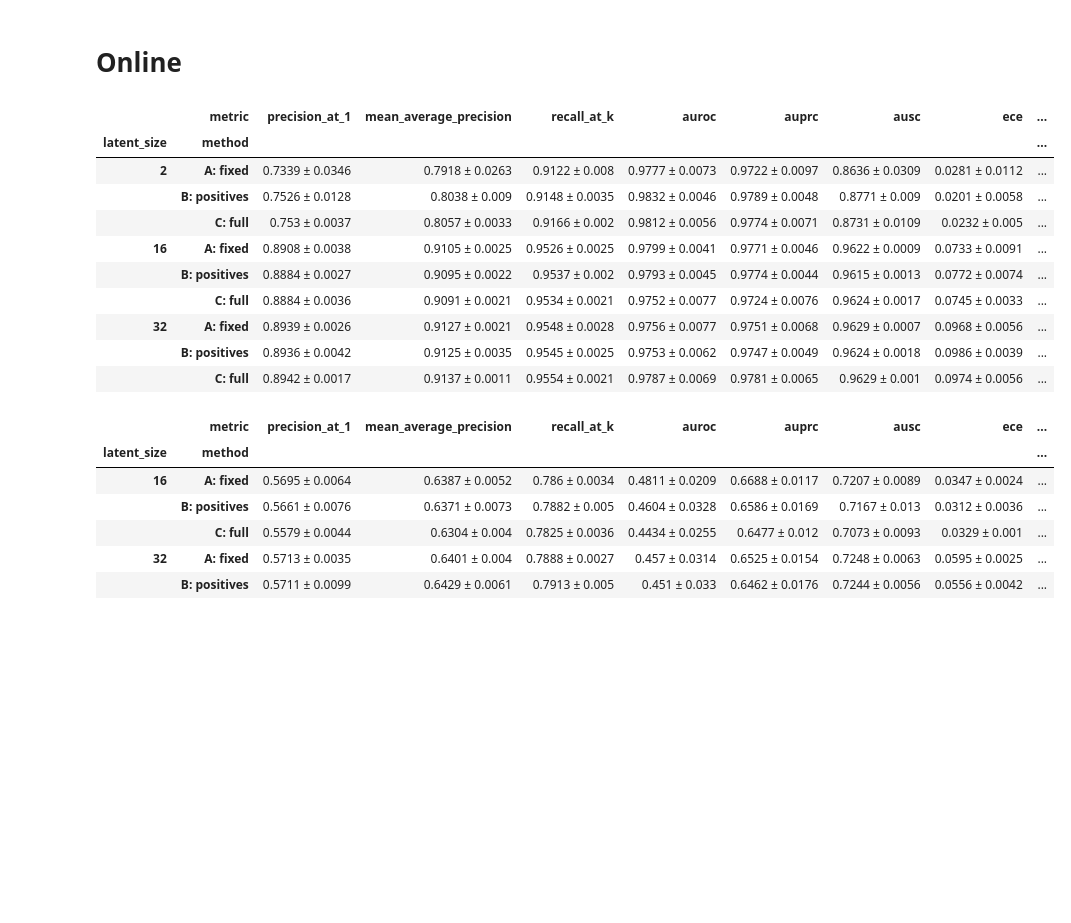
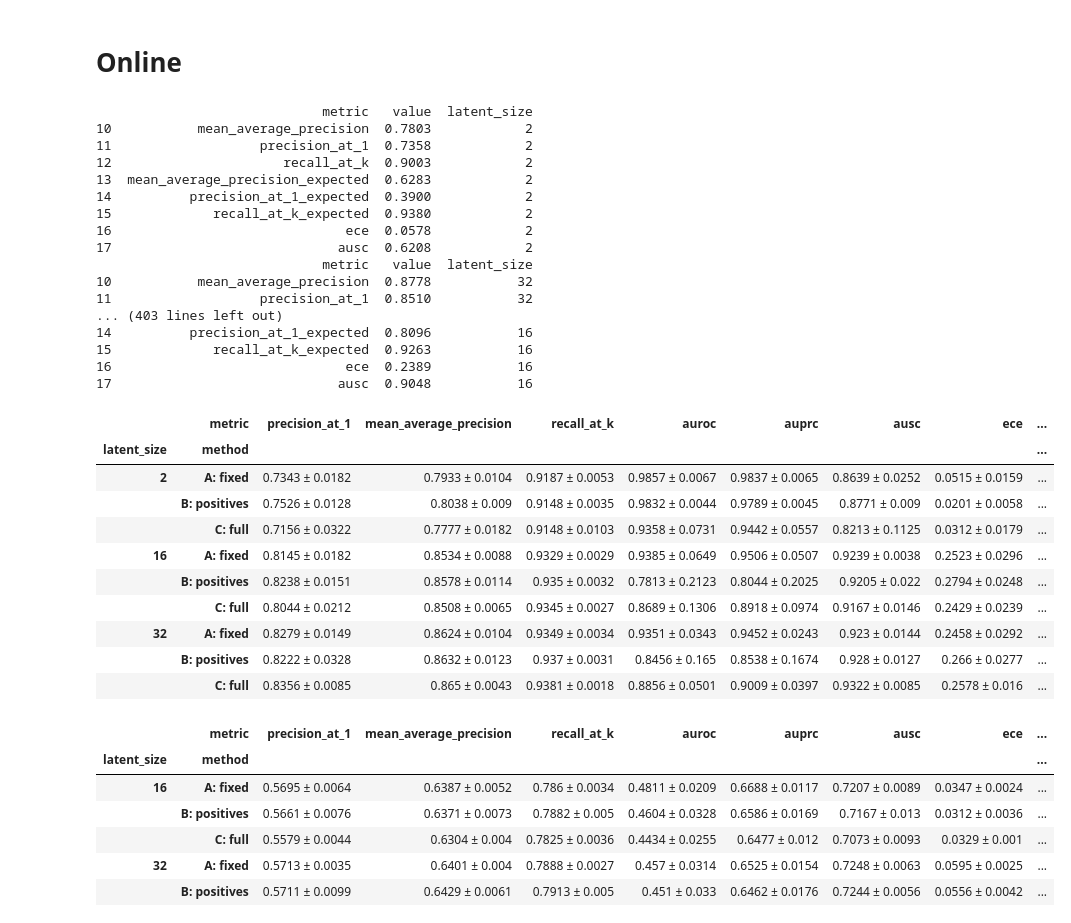
Before and after one commit to simonmoesorensen/bayesian-laplace-metric-learning, a Jupyter notebook: notebooks/process_laplace_results.ipynb, the cells around one changed output. Saved outputs shown, nothing was run; the diff lists cells and outputs as text; code cells hidden in the pictures; blank space fills up the shorter version.

```diff
--- a/notebooks/process_laplace_results.ipynb
+++ b/notebooks/process_laplace_results.ipynb
@@ -63,6 +63,7 @@ df[cols]
 # Online
 # %%
 from pathlib import Path
+import json
 
 dfs = []
 for folder in Path("../outputs/Online/figures/FashionMNIST").glob("*"):
@@ -70,42 +71,65 @@ for folder in Path("../outputs/Online/figures/FashionMNIST").glob("*"):
 
     df = pd.read_csv(folder / "metrics.csv",
                      header=None,
                      names=["metric", "value", "latent_size"],
                      dtype={"metric": str, "value": float, "latent_size": int})
+    if len(df) > 12:
+        df = df[-8:]
+    print(df)
+    ood_metrics = json.load(open(folder / "ood_metrics.json"))
+    ood_metrics = pd.DataFrame({"metric": ["auroc", "auprc"], "value": [ood_metrics["auroc"], ood_metrics["auprc"]]})
+    df = pd.concat([df, ood_metrics], axis=0)
     df["seed"] = int(seed)
     df["latent_size"] = int(latent_size)
     df["method"] = method
     dfs.append(df)
 df = pd.concat(dfs)
 df["method"] = df["method"].str.replace("fixed", "A: fixed")
 df["method"] = df["method"].str.replace("positives", "B: positives")
 df["method"] = df["method"].str.replace("full", "C: full")
 
 df = df\
     .sort_values(by=["latent_size", "metric"])\
     .groupby(["method", "latent_size", "metric"]).agg(["mean", "std"])\
 
 df.columns = df.columns.to_flat_index()
 
 df = df.assign(val=lambda x: x[("value", "mean")].round(4).apply(str) + " ± " + x[("value", "std")].round(4).apply(str))\
     .drop([("value", "mean"), ("value", "std")], axis=1)\
     .reset_index()\
     .pivot(index=["latent_size", "method"], columns="metric", values="val")
 
 cols = ["precision_at_1", "mean_average_precision", "recall_at_k", "auroc", "auprc", "ausc", "ece", "precision_at_1_expected", "mean_average_precision_expected", "recall_at_k_expected"]
 df[cols]
 # %% [output]
+                             metric   value  latent_size
+10           mean_average_precision  0.7803            2
+11                   precision_at_1  0.7358            2
+12                      recall_at_k  0.9003            2
+13  mean_average_precision_expected  0.6283            2
+14          precision_at_1_expected  0.3900            2
+15             recall_at_k_expected  0.9380            2
+16                              ece  0.0578            2
+17                             ausc  0.6208            2
+                             metric   value  latent_size
+10           mean_average_precision  0.8778           32
+11                   precision_at_1  0.8510           32
+... (403 lines left out)
+14          precision_at_1_expected  0.8096           16
+15             recall_at_k_expected  0.9263           16
+16                              ece  0.2389           16
+17                             ausc  0.9048           16
 |  | metric | precision_at_1 | mean_average_precision | recall_at_k | auroc | auprc | ausc | ece | ... |
 | latent_size | method |  |  |  |  |  |  |  | ... |
-| 2 | A: fixed | 0.7339 ± 0.0346 | 0.7918 ± 0.0263 | 0.9122 ± 0.008 | 0.9777 ± 0.0073 | 0.9722 ± 0.0097 | 0.8636 ± 0.0309 | 0.0281 ± 0.0112 | ... |
-|  | B: positives | 0.7526 ± 0.0128 | 0.8038 ± 0.009 | 0.9148 ± 0.0035 | 0.9832 ± 0.0046 | 0.9789 ± 0.0048 | 0.8771 ± 0.009 | 0.0201 ± 0.0058 | ... |
-|  | C: full | 0.753 ± 0.0037 | 0.8057 ± 0.0033 | 0.9166 ± 0.002 | 0.9812 ± 0.0056 | 0.9774 ± 0.0071 | 0.8731 ± 0.0109 | 0.0232 ± 0.005 | ... |
-| 16 | A: fixed | 0.8908 ± 0.0038 | 0.9105 ± 0.0025 | 0.9526 ± 0.0025 | 0.9799 ± 0.0041 | 0.9771 ± 0.0046 | 0.9622 ± 0.0009 | 0.0733 ± 0.0091 | ... |
-|  | B: positives | 0.8884 ± 0.0027 | 0.9095 ± 0.0022 | 0.9537 ± 0.002 | 0.9793 ± 0.0045 | 0.9774 ± 0.0044 | 0.9615 ± 0.0013 | 0.0772 ± 0.0074 | ... |
-|  | C: full | 0.8884 ± 0.0036 | 0.9091 ± 0.0021 | 0.9534 ± 0.0021 | 0.9752 ± 0.0077 | 0.9724 ± 0.0076 | 0.9624 ± 0.0017 | 0.0745 ± 0.0033 | ... |
-| 32 | A: fixed | 0.8939 ± 0.0026 | 0.9127 ± 0.0021 | 0.9548 ± 0.0028 | 0.9756 ± 0.0077 | 0.9751 ± 0.0068 | 0.9629 ± 0.0007 | 0.0968 ± 0.0056 | ... |
-|  | B: positives | 0.8936 ± 0.0042 | 0.9125 ± 0.0035 | 0.9545 ± 0.0025 | 0.9753 ± 0.0062 | 0.9747 ± 0.0049 | 0.9624 ± 0.0018 | 0.0986 ± 0.0039 | ... |
-|  | C: full | 0.8942 ± 0.0017 | 0.9137 ± 0.0011 | 0.9554 ± 0.0021 | 0.9787 ± 0.0069 | 0.9781 ± 0.0065 | 0.9629 ± 0.001 | 0.0974 ± 0.0056 | ... |
+| 2 | A: fixed | 0.7343 ± 0.0182 | 0.7933 ± 0.0104 | 0.9187 ± 0.0053 | 0.9857 ± 0.0067 | 0.9837 ± 0.0065 | 0.8639 ± 0.0252 | 0.0515 ± 0.0159 | ... |
+|  | B: positives | 0.7526 ± 0.0128 | 0.8038 ± 0.009 | 0.9148 ± 0.0035 | 0.9832 ± 0.0044 | 0.9789 ± 0.0045 | 0.8771 ± 0.009 | 0.0201 ± 0.0058 | ... |
+|  | C: full | 0.7156 ± 0.0322 | 0.7777 ± 0.0182 | 0.9148 ± 0.0103 | 0.9358 ± 0.0731 | 0.9442 ± 0.0557 | 0.8213 ± 0.1125 | 0.0312 ± 0.0179 | ... |
+| 16 | A: fixed | 0.8145 ± 0.0182 | 0.8534 ± 0.0088 | 0.9329 ± 0.0029 | 0.9385 ± 0.0649 | 0.9506 ± 0.0507 | 0.9239 ± 0.0038 | 0.2523 ± 0.0296 | ... |
+|  | B: positives | 0.8238 ± 0.0151 | 0.8578 ± 0.0114 | 0.935 ± 0.0032 | 0.7813 ± 0.2123 | 0.8044 ± 0.2025 | 0.9205 ± 0.022 | 0.2794 ± 0.0248 | ... |
+|  | C: full | 0.8044 ± 0.0212 | 0.8508 ± 0.0065 | 0.9345 ± 0.0027 | 0.8689 ± 0.1306 | 0.8918 ± 0.0974 | 0.9167 ± 0.0146 | 0.2429 ± 0.0239 | ... |
+| 32 | A: fixed | 0.8279 ± 0.0149 | 0.8624 ± 0.0104 | 0.9349 ± 0.0034 | 0.9351 ± 0.0343 | 0.9452 ± 0.0243 | 0.923 ± 0.0144 | 0.2458 ± 0.0292 | ... |
+|  | B: positives | 0.8222 ± 0.0328 | 0.8632 ± 0.0123 | 0.937 ± 0.0031 | 0.8456 ± 0.165 | 0.8538 ± 0.1674 | 0.928 ± 0.0127 | 0.266 ± 0.0277 | ... |
+|  | C: full | 0.8356 ± 0.0085 | 0.865 ± 0.0043 | 0.9381 ± 0.0018 | 0.8856 ± 0.0501 | 0.9009 ± 0.0397 | 0.9322 ± 0.0085 | 0.2578 ± 0.016 | ... |
 # %%
 from pathlib import Path
 
```
Also changed, not shown: 8 other files.
